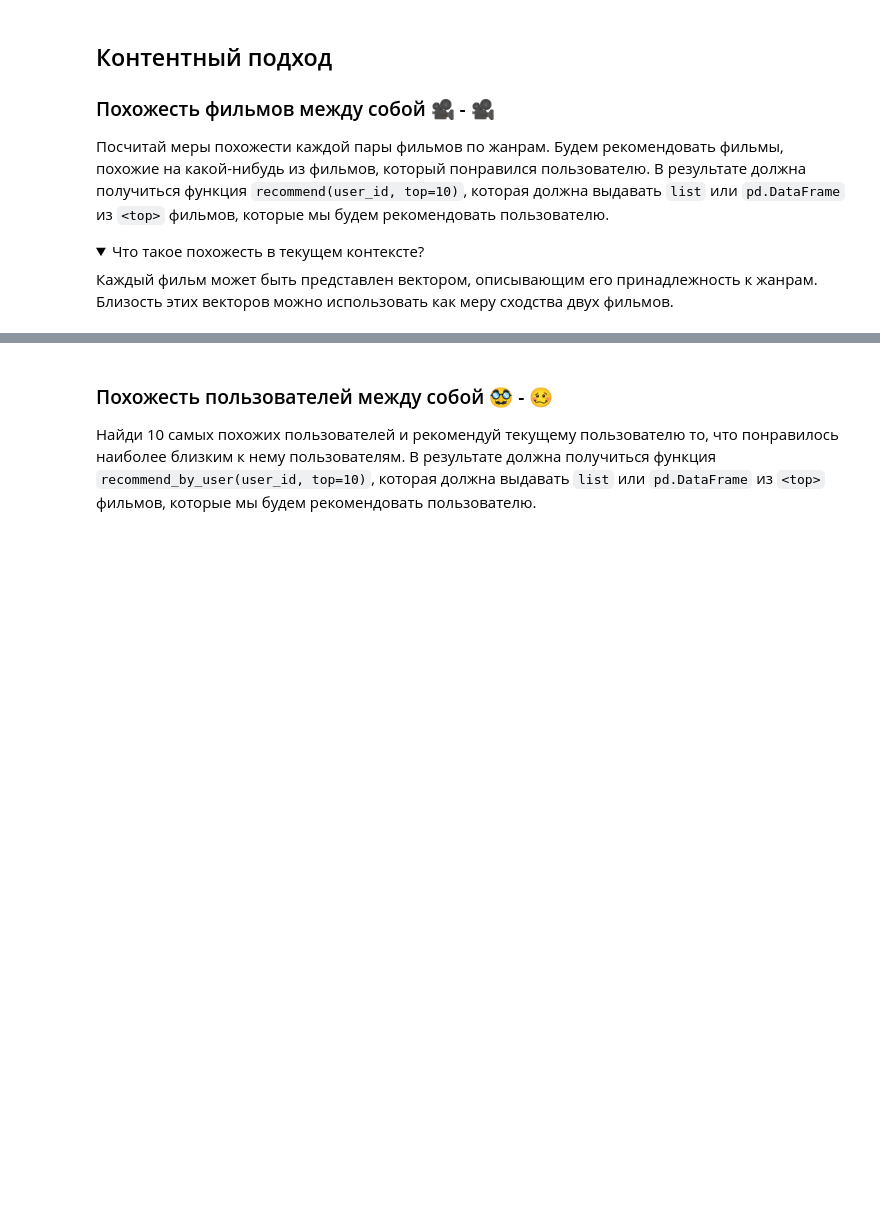
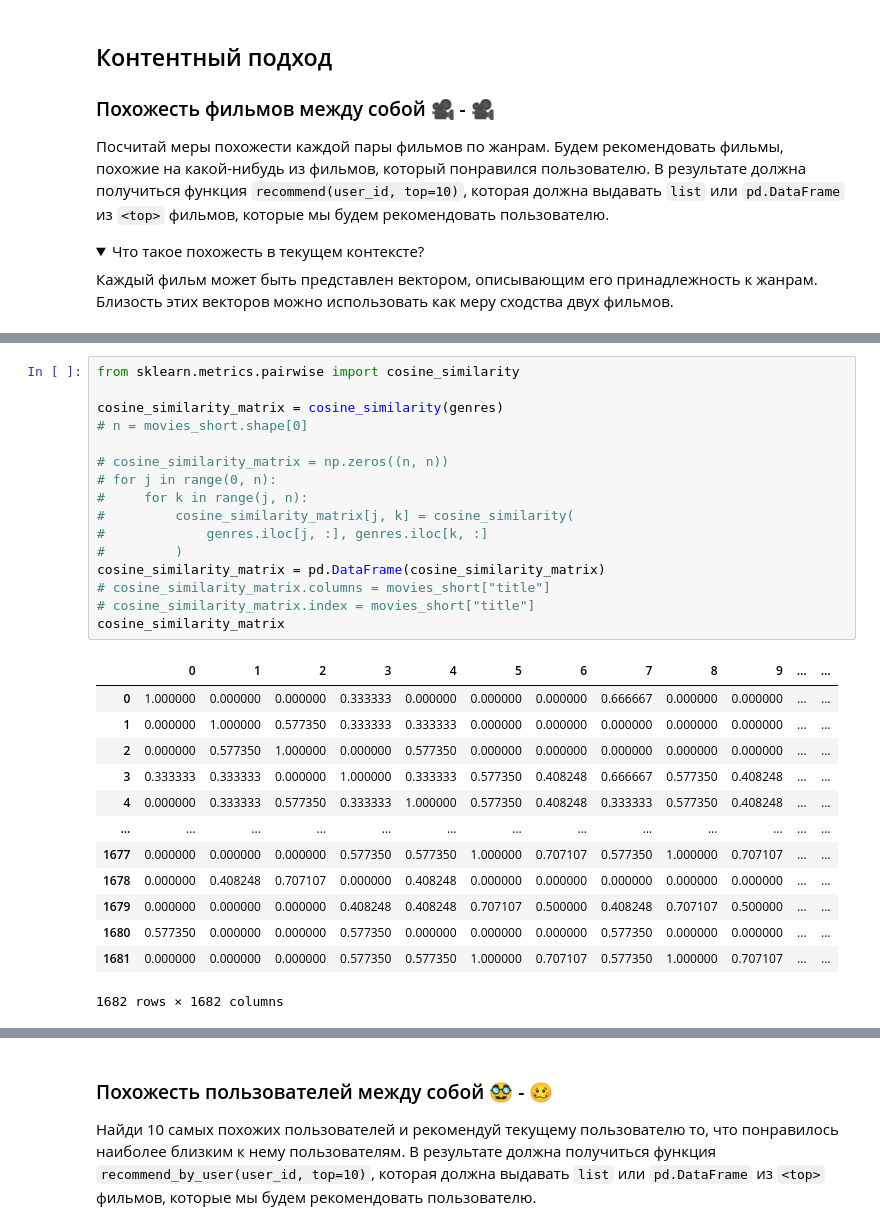
Before and after one commit to DmitriiPrikhodko/ds-phase-2-cont-git, a Jupyter notebook: week4/day1/11-01-task.ipynb, the cells around one changed output, grey strips where cells are left out. Cells and saved outputs as stored; diff of their text form; folded sections open; blank space fills up the shorter version.

```diff
--- a/week4/day1/11-01-task.ipynb
+++ b/week4/day1/11-01-task.ipynb
@@ -916,0 +976,30 @@ $$score_{film} = \log n * \bar{r}_{film},$$
+# %%
+from sklearn.metrics.pairwise import cosine_similarity
+
+cosine_similarity_matrix = cosine_similarity(genres)
+# n = movies_short.shape[0]
+
+# cosine_similarity_matrix = np.zeros((n, n))
+# for j in range(0, n):
+#     for k in range(j, n):
+#         cosine_similarity_matrix[j, k] = cosine_similarity(
+#             genres.iloc[j, :], genres.iloc[k, :]
+#         )
+cosine_similarity_matrix = pd.DataFrame(cosine_similarity_matrix)
+# cosine_similarity_matrix.columns = movies_short["title"]
+# cosine_similarity_matrix.index = movies_short["title"]
+cosine_similarity_matrix
+# %% [output]
+|  | 0 | 1 | 2 | 3 | 4 | 5 | 6 | 7 | 8 | 9 | ... | ... |
+| 0 | 1.000000 | 0.000000 | 0.000000 | 0.333333 | 0.000000 | 0.000000 | 0.000000 | 0.666667 | 0.000000 | 0.000000 | ... | ... |
+| 1 | 0.000000 | 1.000000 | 0.577350 | 0.333333 | 0.333333 | 0.000000 | 0.000000 | 0.000000 | 0.000000 | 0.000000 | ... | ... |
+| 2 | 0.000000 | 0.577350 | 1.000000 | 0.000000 | 0.577350 | 0.000000 | 0.000000 | 0.000000 | 0.000000 | 0.000000 | ... | ... |
+| 3 | 0.333333 | 0.333333 | 0.000000 | 1.000000 | 0.333333 | 0.577350 | 0.408248 | 0.666667 | 0.577350 | 0.408248 | ... | ... |
+| 4 | 0.000000 | 0.333333 | 0.577350 | 0.333333 | 1.000000 | 0.577350 | 0.408248 | 0.333333 | 0.577350 | 0.408248 | ... | ... |
+| ... | ... | ... | ... | ... | ... | ... | ... | ... | ... | ... | ... | ... |
+| 1677 | 0.000000 | 0.000000 | 0.000000 | 0.577350 | 0.577350 | 1.000000 | 0.707107 | 0.577350 | 1.000000 | 0.707107 | ... | ... |
+| 1678 | 0.000000 | 0.408248 | 0.707107 | 0.000000 | 0.408248 | 0.000000 | 0.000000 | 0.000000 | 0.000000 | 0.000000 | ... | ... |
+| 1679 | 0.000000 | 0.000000 | 0.000000 | 0.408248 | 0.408248 | 0.707107 | 0.500000 | 0.408248 | 0.707107 | 0.500000 | ... | ... |
+| 1680 | 0.577350 | 0.000000 | 0.000000 | 0.577350 | 0.000000 | 0.000000 | 0.000000 | 0.577350 | 0.000000 | 0.000000 | ... | ... |
+| 1681 | 0.000000 | 0.000000 | 0.000000 | 0.577350 | 0.577350 | 1.000000 | 0.707107 | 0.577350 | 1.000000 | 0.707107 | ... | ... |
+1682 rows × 1682 columns
```
Also changed, not shown: parts of 60 cells of this notebook.
